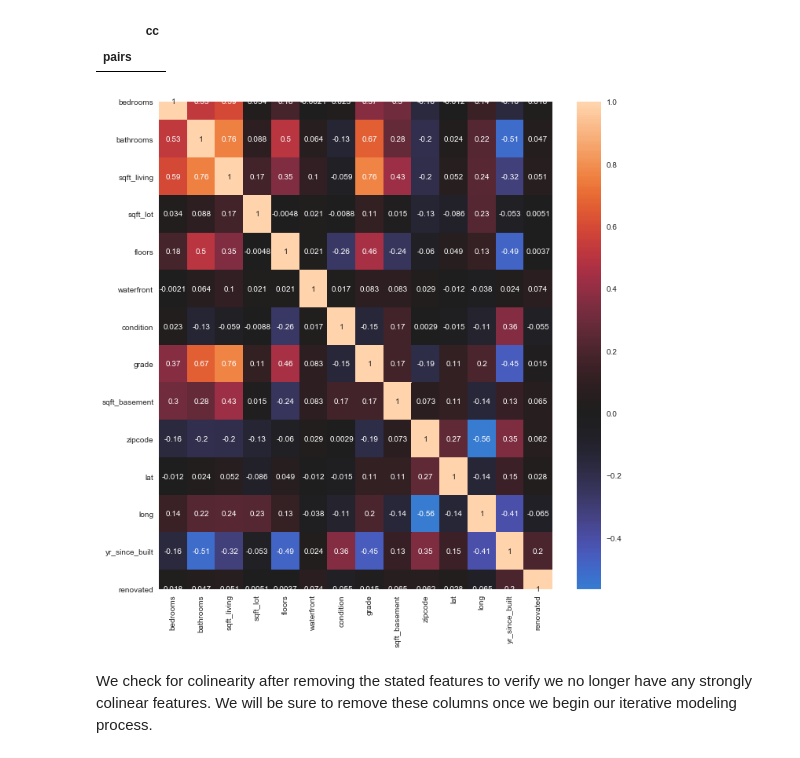
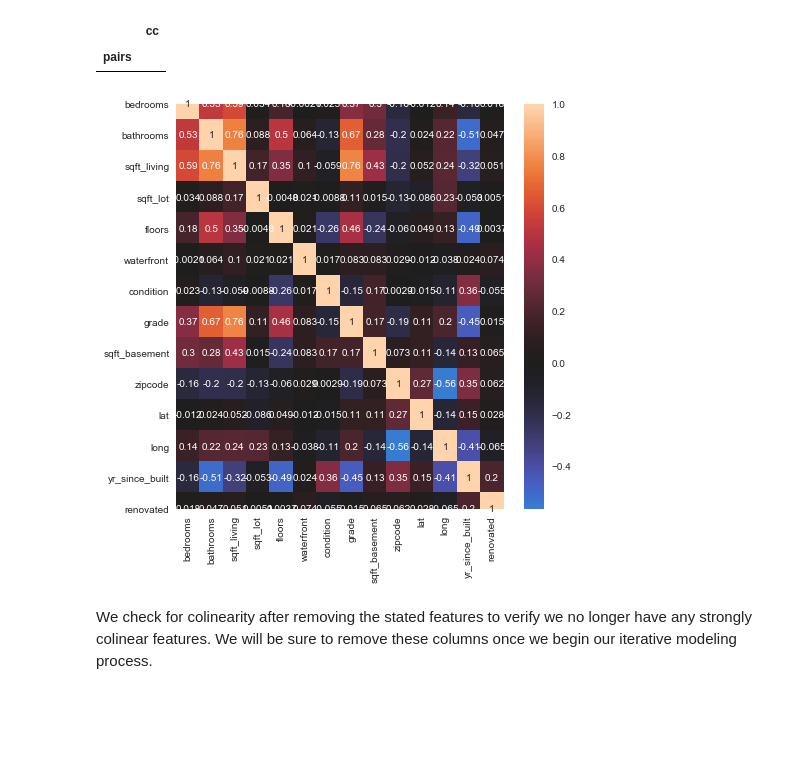
Before and after one commit to MullerAC/king-county-house-sales, a Jupyter notebook: 2-exploratory-data-analysis.ipynb, the cells around one changed output. Cells and saved outputs as stored; diff of their text form; code cells hidden in the pictures; blank space fills up the shorter version.

```diff
--- a/2-exploratory-data-analysis.ipynb
+++ b/2-exploratory-data-analysis.ipynb
@@ -161,12 +161,12 @@ df_corr[(df_corr.cc>.8) & (df_corr.cc <1)]
 |  | cc |
 | pairs |  |
 # %%
-plt.figure(figsize=(10, 10))
+plt.figure(figsize=(7, 7))
 sns.heatmap(corr, center=0, annot=True);
 plt.tight_layout()
 plt.savefig(f'figures/heatmap-after.png')
 plt.show()
 # %% [output]
-[figure, old version]
+[figure, new version]
 # %% [markdown]
 We check for colinearity after removing the stated features to verify we no longer have any strongly colinear features. We will be sure to remove these columns once we begin our iterative modeling process.
```
Also changed, not shown: parts of 1 cell of this notebook, 7 other files.
